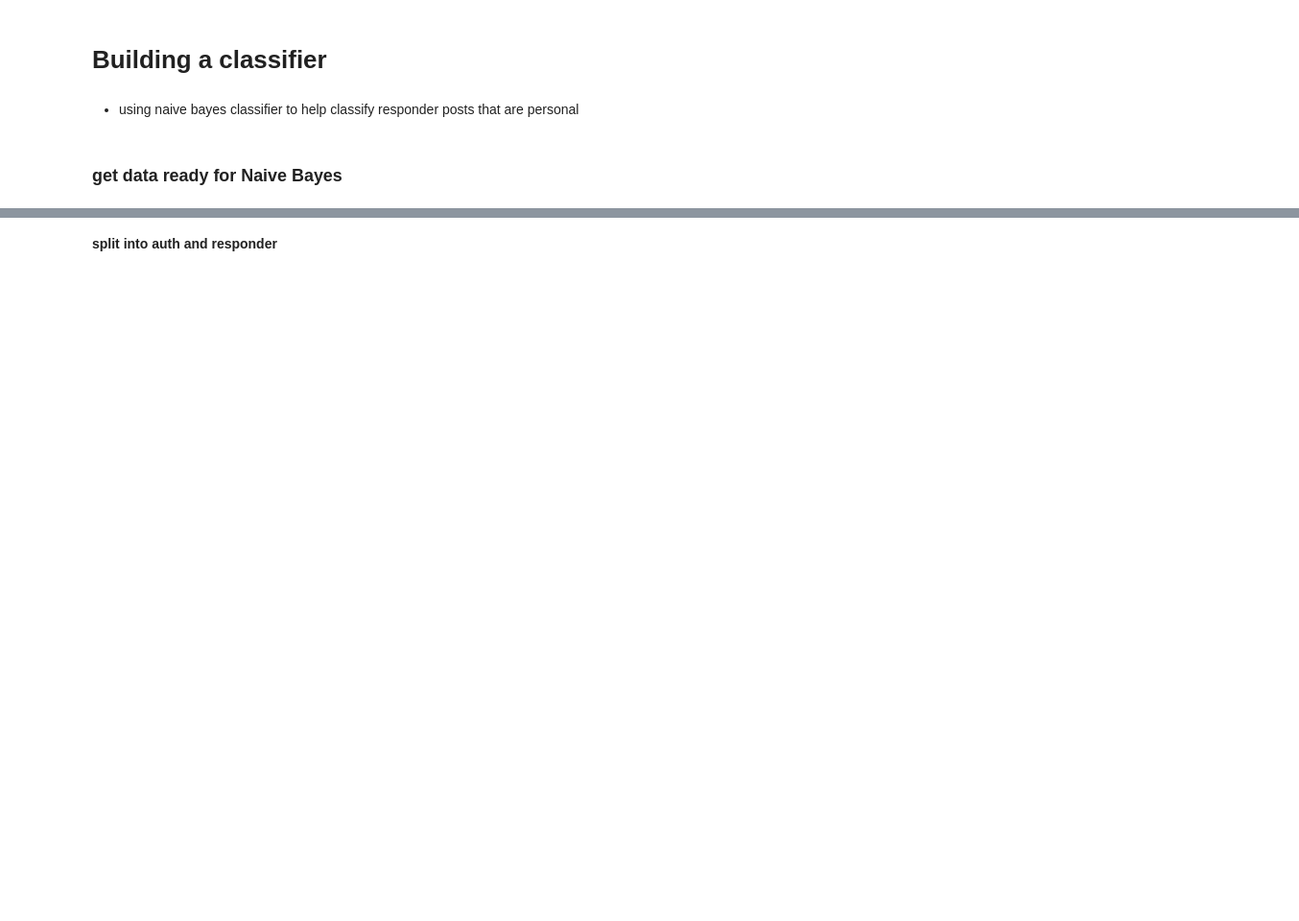
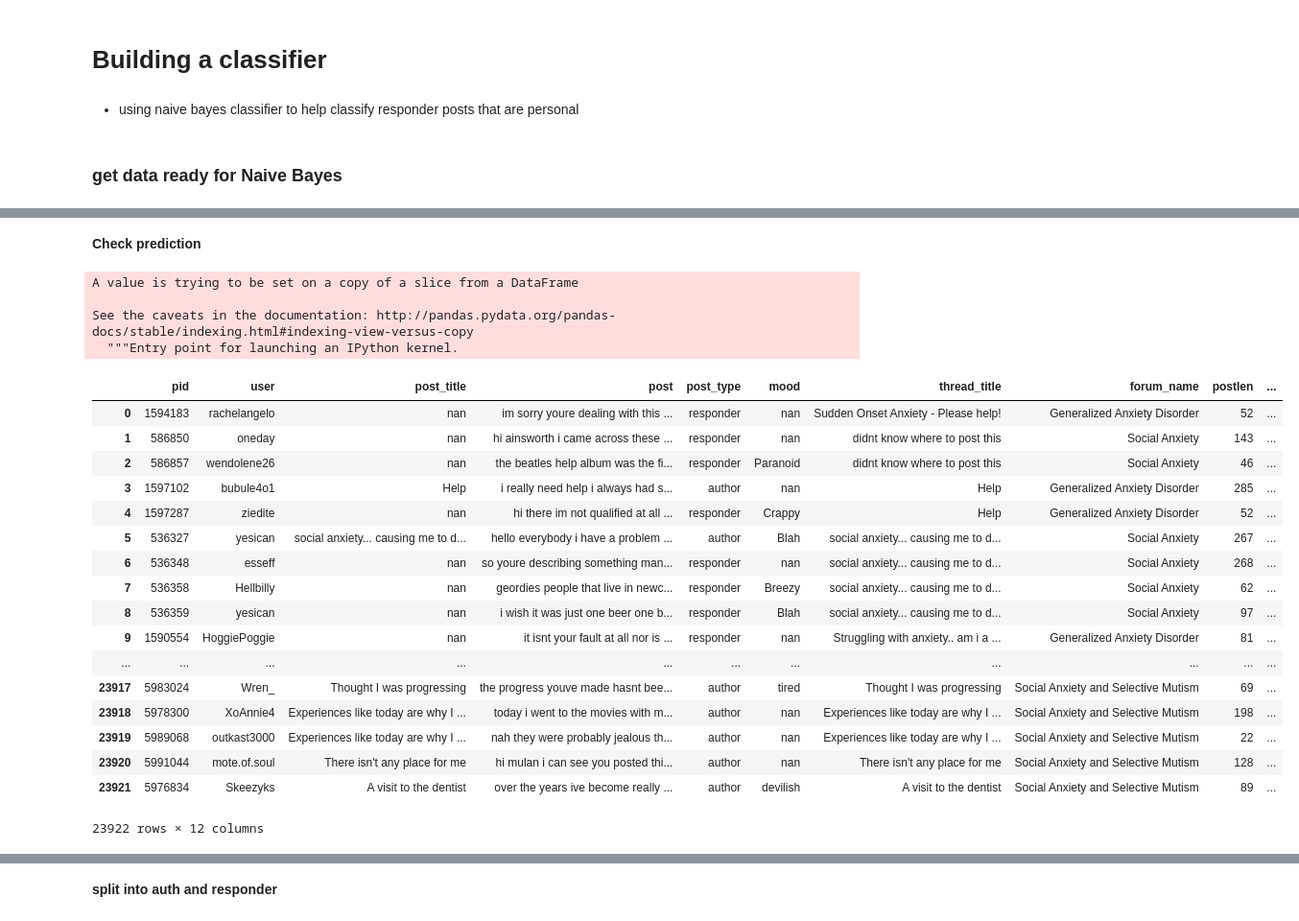
Before and after one commit to millertracy/g-project, a Jupyter notebook: test_explore.ipynb, the cells around one changed output, grey strips where cells are left out. Shown: that part at 96% size. Cells and saved outputs as stored; diff of their text form; code cells hidden in the pictures; blank space fills up the shorter version.

```diff
--- a/test_explore.ipynb
+++ b/test_explore.ipynb
@@ -171,0 +922,11 @@ df = pd.read_pickle("df_man.pkl")
+# %%
+import numpy as np
+
+word_counts = np.zeros((len(docs), len(tokens)), dtype = 'float32')
+for doc_id, words in enumerate(docs):
+    for word in words.split():
+        if word not in vocab_dict:
+            continue
+        else:
+            word_id = vocab_dict[word]
+            word_counts[doc_id][word_id] += 1
@@ -171,0 +935,4 @@ df = pd.read_pickle("df_man.pkl")
+# %%
+X = word_counts
+
+labels_proba = clf.predict_proba(X)
@@ -171,0 +941,2 @@ df = pd.read_pickle("df_man.pkl")
+# %%
+labels = clf.predict(X)
@@ -171,0 +945,3 @@ df = pd.read_pickle("df_man.pkl")
+# %%
+df_predict['hard'] = labels
+df_predict['soft'] = labels_proba[:,0]
@@ -171,0 +958,28 @@ df = pd.read_pickle("df_man.pkl")
+# %% [markdown]
+**Check prediction**
+# %%
+df_predict.drop('health', axis = 1, inplace = True)
+df_predict.rename(index = str, columns={'hard':'health'})
+# %% [output]
+A value is trying to be set on a copy of a slice from a DataFrame
+
+See the caveats in the documentation: http://pandas.pydata.org/pandas-docs/stable/indexing.html#indexing-view-versus-copy
+  """Entry point for launching an IPython kernel.
+|  | pid | user | post_title | post | post_type | mood | thread_title | forum_name | postlen | ... |
+| 0 | 1594183 | rachelangelo | nan | im sorry youre dealing with this ... | responder | nan | Sudden Onset Anxiety - Please help! | Generalized Anxiety Disorder | 52 | ... |
+| 1 | 586850 | oneday | nan | hi ainsworth i came across these ... | responder | nan | didnt know where to post this | Social Anxiety | 143 | ... |
+| 2 | 586857 | wendolene26 | nan | the beatles help album was the fi... | responder | Paranoid | didnt know where to post this | Social Anxiety | 46 | ... |
+| 3 | 1597102 | bubule4o1 | Help | i really need help i always had s... | author | nan | Help | Generalized Anxiety Disorder | 285 | ... |
+| 4 | 1597287 | ziedite | nan | hi there im not qualified at all ... | responder | Crappy | Help | Generalized Anxiety Disorder | 52 | ... |
+| 5 | 536327 | yesican | social anxiety... causing me to d... | hello everybody i have a problem ... | author | Blah | social anxiety... causing me to d... | Social Anxiety | 267 | ... |
+| 6 | 536348 | esseff | nan | so youre describing something man... | responder | nan | social anxiety... causing me to d... | Social Anxiety | 268 | ... |
+| 7 | 536358 | Hellbilly | nan | geordies people that live in newc... | responder | Breezy | social anxiety... causing me to d... | Social Anxiety | 62 | ... |
+| 8 | 536359 | yesican | nan | i wish it was just one beer one b... | responder | Blah | social anxiety... causing me to d... | Social Anxiety | 97 | ... |
+| 9 | 1590554 | HoggiePoggie | nan | it isnt your fault at all nor is ... | responder | nan | Struggling with anxiety.. am i a ... | Generalized Anxiety Disorder | 81 | ... |
+| ... | ... | ... | ... | ... | ... | ... | ... | ... | ... | ... |
+| 23917 | 5983024 | Wren_ | Thought I was progressing | the progress youve made hasnt bee... | author | tired | Thought I was progressing | Social Anxiety and Selective Mutism | 69 | ... |
+| 23918 | 5978300 | XoAnnie4 | Experiences like today are why I ... | today i went to the movies with m... | author | nan | Experiences like today are why I ... | Social Anxiety and Selective Mutism | 198 | ... |
+| 23919 | 5989068 | outkast3000 | Experiences like today are why I ... | nah they were probably jealous th... | author | nan | Experiences like today are why I ... | Social Anxiety and Selective Mutism | 22 | ... |
+| 23920 | 5991044 | mote.of.soul | There isn't any place for me | hi mulan i can see you posted thi... | author | nan | There isn't any place for me | Social Anxiety and Selective Mutism | 128 | ... |
+| 23921 | 5976834 | Skeezyks | A visit to the dentist | over the years ive become really ... | author | devilish | A visit to the dentist | Social Anxiety and Selective Mutism | 89 | ... |
+23922 rows × 12 columns
```
Also changed, not shown: parts of 185 cells of this notebook.
